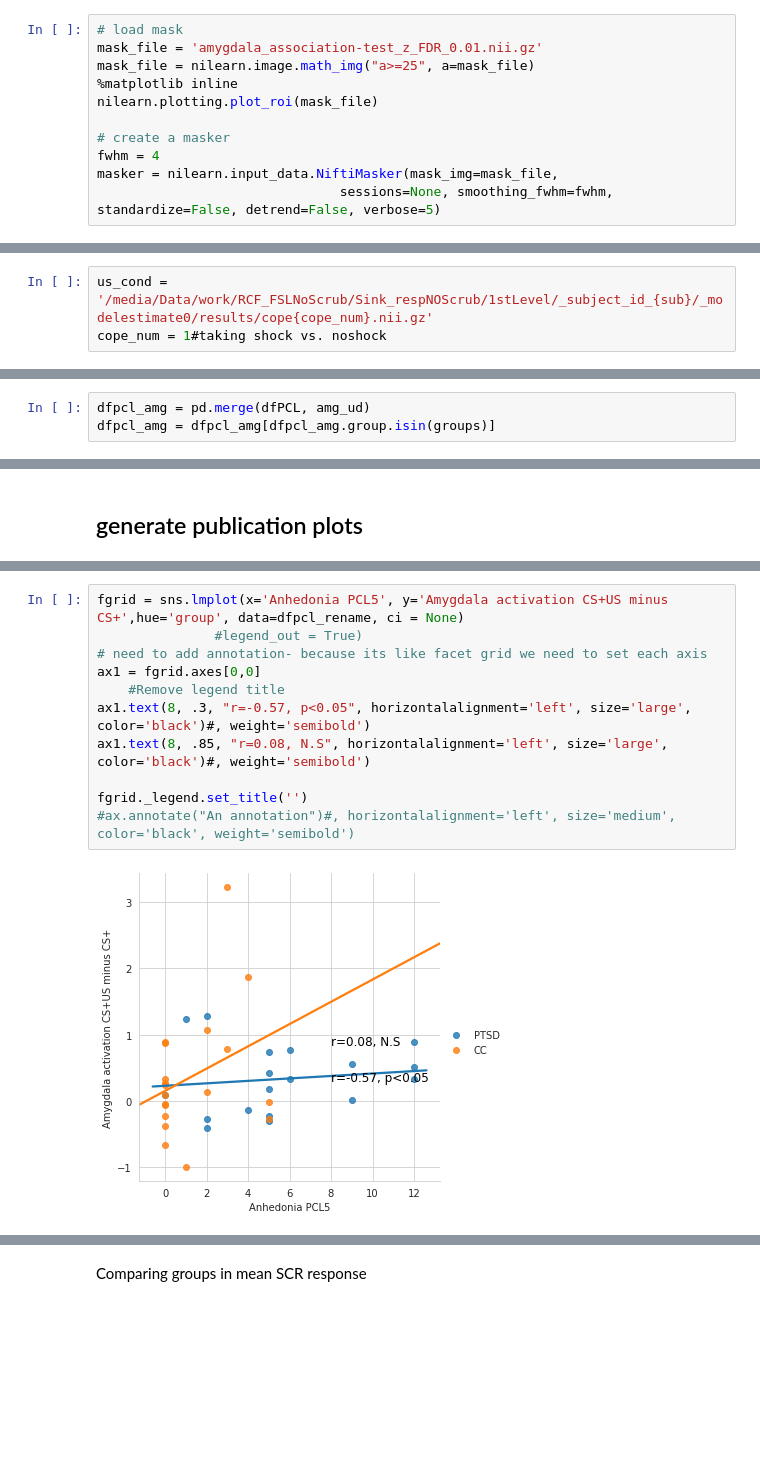
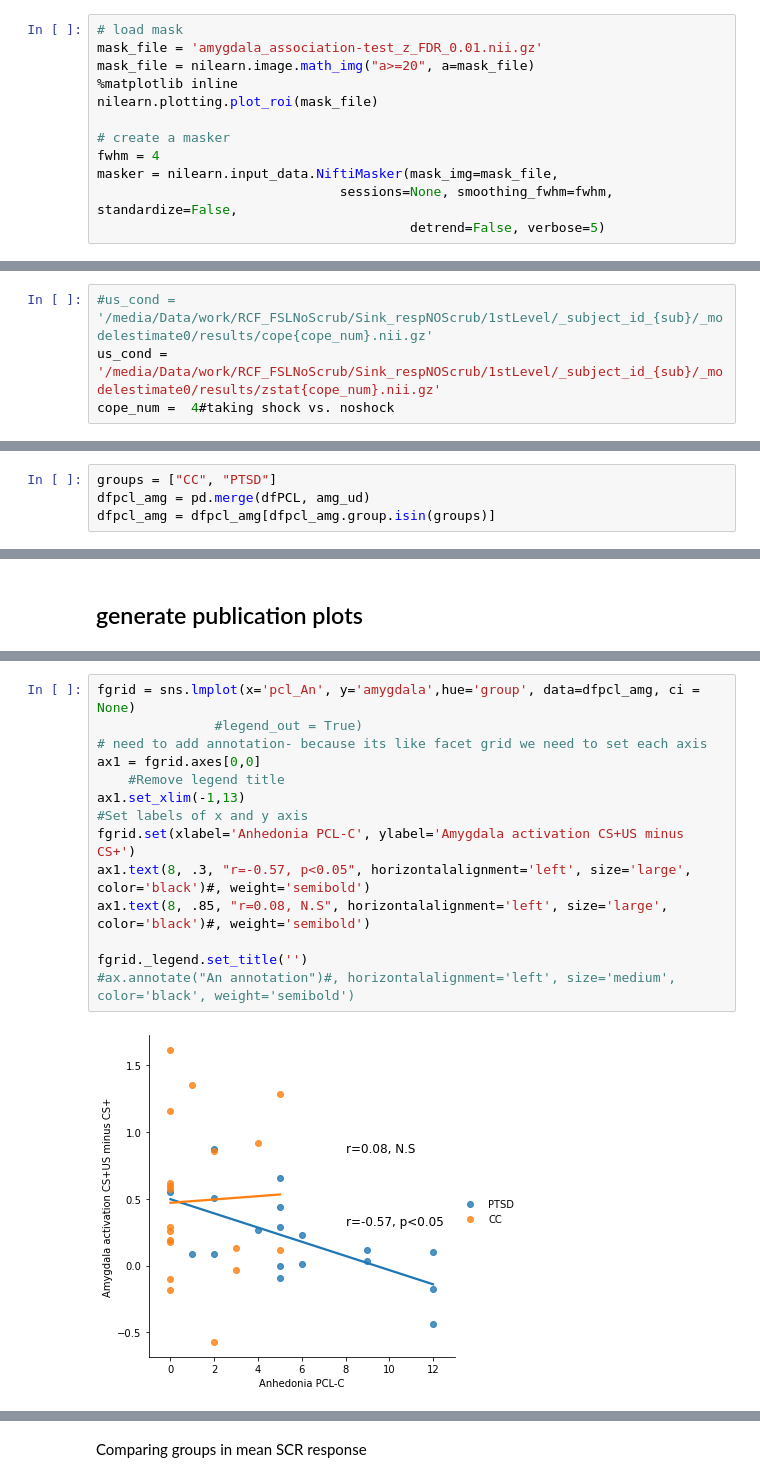
Before and after one commit to LevyDecisionNeuroLab/SIA_PTSD, a Jupyter notebook: firstDay_amygdalaDuringUS.ipynb, the cells around one changed output, grey strips where cells are left out. Saved outputs shown, nothing was run; the diff lists cells and outputs as text; blank space fills up the shorter version.

```diff
--- a/firstDay_amygdalaDuringUS.ipynb
+++ b/firstDay_amygdalaDuringUS.ipynb
@@ -28,12 +29,13 @@ len(subject_list)
 # %%
 # load mask
 mask_file = 'amygdala_association-test_z_FDR_0.01.nii.gz'
-mask_file = nilearn.image.math_img("a>=25", a=mask_file)
+mask_file = nilearn.image.math_img("a>=20", a=mask_file)
 %matplotlib inline
 nilearn.plotting.plot_roi(mask_file)
 
 # create a masker
 fwhm = 4
 masker = nilearn.input_data.NiftiMasker(mask_img=mask_file,
-                               sessions=None, smoothing_fwhm=fwhm, standardize=False, detrend=False, verbose=5)
+                               sessions=None, smoothing_fwhm=fwhm, standardize=False,
+                                        detrend=False, verbose=5)
 # %% [output]
@@ -41,6 +43,7 @@ masker = nilearn.input_data.NiftiMasker(mask_img=mask_file,
 # %%
-us_cond = '/media/Data/work/RCF_FSLNoScrub/Sink_respNOScrub/1stLevel/_subject_id_{sub}/_modelestimate0/results/cope{cope_num}.nii.gz'
-cope_num = 1#taking shock vs. noshock
+#us_cond = '/media/Data/work/RCF_FSLNoScrub/Sink_respNOScrub/1stLevel/_subject_id_{sub}/_modelestimate0/results/cope{cope_num}.nii.gz'
+us_cond = '/media/Data/work/RCF_FSLNoScrub/Sink_respNOScrub/1stLevel/_subject_id_{sub}/_modelestimate0/results/zstat{cope_num}.nii.gz'
+cope_num =  4#taking shock vs. noshock
 # %%
 us = []
 timeseriesAmg = []
@@ -348,4 +270,5 @@ dfPCL.head()
 # %%
+groups = ["CC", "PTSD"]
 dfpcl_amg = pd.merge(dfPCL, amg_ud)
 dfpcl_amg = dfpcl_amg[dfpcl_amg.group.isin(groups)]
 # %% [markdown]
@@ -429,13 +345,16 @@ The tick2On function was deprecated in Matplotlib 3.1 and will be removed in 3.3
 # %%
-fgrid = sns.lmplot(x='Anhedonia PCL5', y='Amygdala activation CS+US minus CS+',hue='group', data=dfpcl_rename, ci = None)
+fgrid = sns.lmplot(x='pcl_An', y='amygdala',hue='group', data=dfpcl_amg, ci = None)
                #legend_out = True)
 # need to add annotation- because its like facet grid we need to set each axis
 ax1 = fgrid.axes[0,0]
     #Remove legend title
+ax1.set_xlim(-1,13)
+#Set labels of x and y axis
+fgrid.set(xlabel='Anhedonia PCL-C', ylabel='Amygdala activation CS+US minus CS+')
 ax1.text(8, .3, "r=-0.57, p<0.05", horizontalalignment='left', size='large', color='black')#, weight='semibold')
 ax1.text(8, .85, "r=0.08, N.S", horizontalalignment='left', size='large', color='black')#, weight='semibold')
 
 fgrid._legend.set_title('')
 #ax.annotate("An annotation")#, horizontalalignment='left', size='medium', color='black', weight='semibold')
 # %% [output]
-[figure, old version]
+[figure, new version]
```
Also changed, not shown: parts of 54 cells of this notebook, 7 other files.
